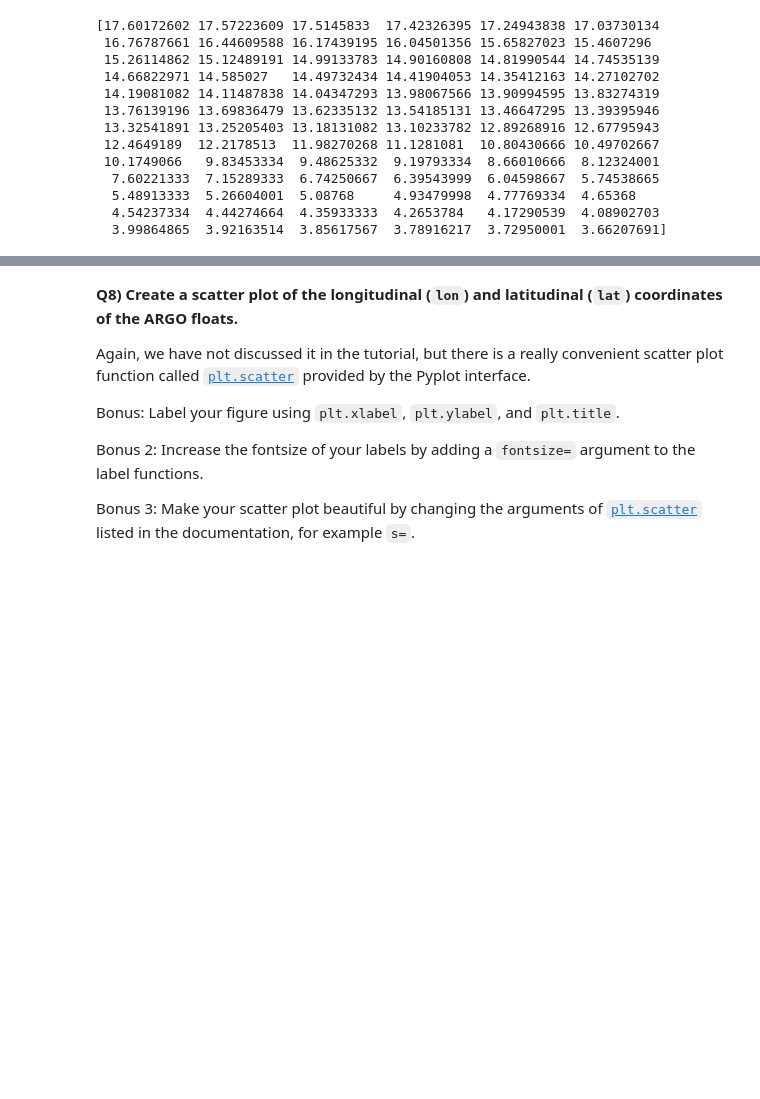
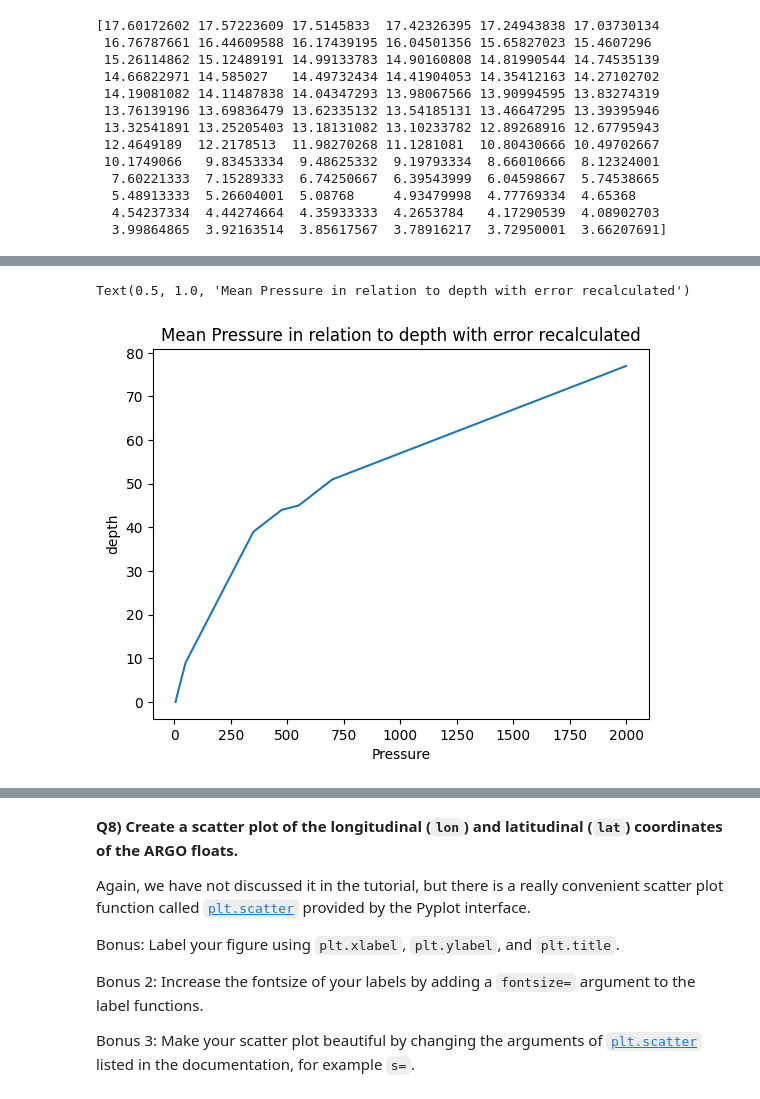
Before and after one commit to LSR0309/2024_Intro_Python, a Jupyter notebook: Kopie_von_W2_S1.ipynb, the cells around one changed output, grey strips where cells are left out. Saved outputs shown, nothing was run; the diff lists cells and outputs as text; code cells hidden in the pictures; blank space fills up the shorter version.

```diff
--- a/Kopie_von_W2_S1.ipynb
+++ b/Kopie_von_W2_S1.ipynb
@@ -409,0 +432,8 @@ stdRDignore = np.nanstd(relative_density,axis=1)
+# %%
+plt.errorbar(meanPignore,level,xerr=stdPignore)
+plt.xlabel('Pressure')
+plt.ylabel('depth')
+plt.title('Mean Pressure in relation to depth with error recalculated')
+# %% [output]
+Text(0.5, 1.0, 'Mean Pressure in relation to depth with error recalculated')
+[figure, added]
```
Also changed, not shown: parts of 7 cells of this notebook.
